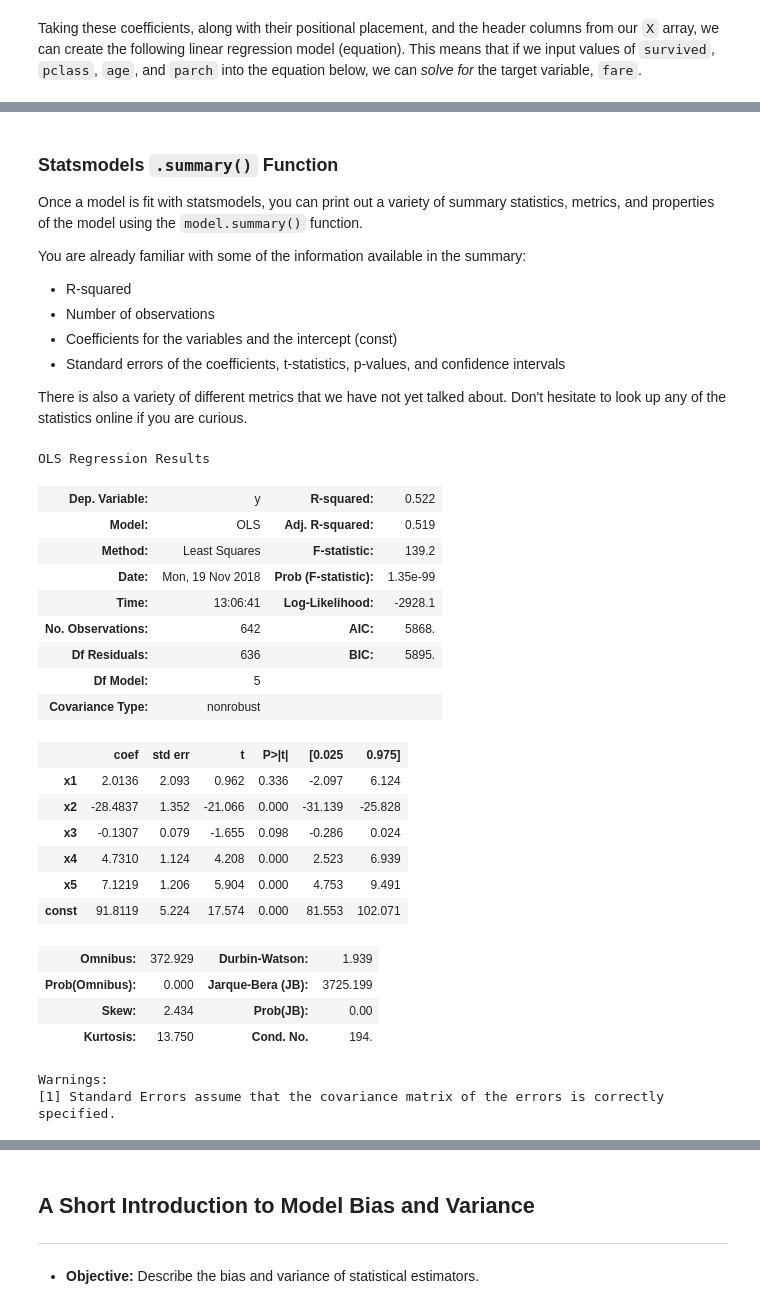
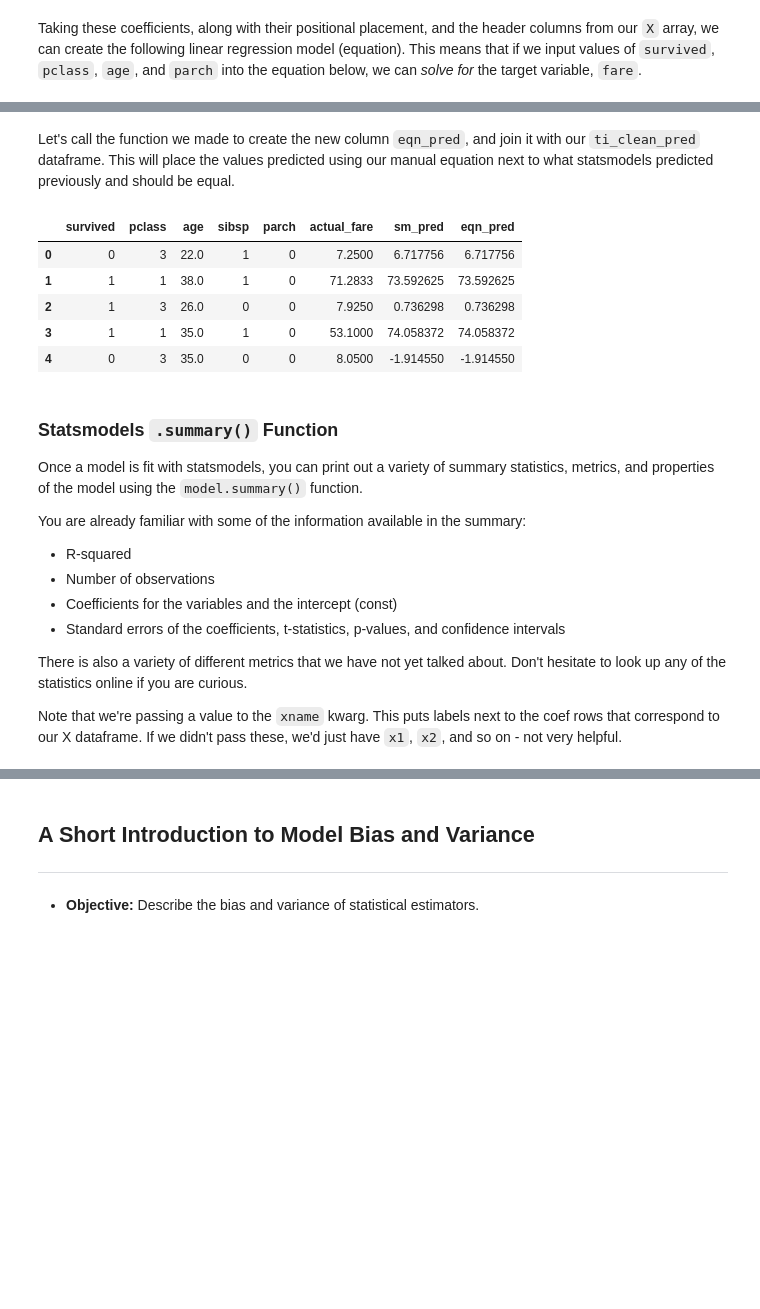
Before and after one commit to aidanconnolly/ga-ds829-statistics-in-python, a Jupyter notebook: solution-code/Statistics-Review-part-1-solution.ipynb, the cells around one changed output, grey strips where cells are left out. Drawn from its saved outputs; the diff is of its cells as text; code cells hidden in the pictures; blank space fills up the shorter version.

```diff
--- a/solution-code/Statistics-Review-part-1-solution.ipynb
+++ b/solution-code/Statistics-Review-part-1-solution.ipynb
@@ -624,0 +642,9 @@ We could take the above equation, feed in a range of values for each of the fact
+# %%
+ti_clean_pred = pd.merge(
+    ti_clean,
+    pd.DataFrame(model.get_prediction().predicted_mean, columns=['sm_pred']),
+    left_index=True,
+    right_index=True
+).rename({'fare': 'actual_fare'}, axis=1)
+
+ti_clean_pred.head()
@@ -625,3 +674,44 @@ We could take the above equation, feed in a range of values for each of the fact
+# %%
+def linear_eqn_predictor(p, d):
+    ''' Predicts fare based on the calculated
+    inear equation coefficients from statsmodels.
+
+    Parameters:
+    ==========
+    p : 1-D array (numpy or series) numeric values only, values
+        of coefficients of fit regression line / plane
+    d : 1-D array (numpy or series) numeric values only, values
+        of the factors to be used to make the prediction
+
+    Returns:
+    ========
+    float : predicted value of fare
+    '''
+    # Note #1: np.append(d,1) must be used to append 1 for the y-intercept term
+    # Note #2: we're using map() here to enumerate the terms of the coefficients
+    #  of the model as well as the factors. This allows us to have a variable
+    #  number of factors and coeffs and still use the same function! yay!
+    return sum(list(map(lambda x, y: x*y, p, np.append(d,1))))
+# %% [markdown]
+Let's call the function we made to create the new column `eqn_pred`, and join it with our `ti_clean_pred` dataframe. This will place the values predicted using our manual equation next to what statsmodels predicted previously and should be equal.
+# %%
+pd.merge(ti_clean_pred,
+         pd.DataFrame(
+             ti_clean_pred.apply(lambda x: linear_eqn_predictor(
+                 model.params,
+                 np.array([x['survived'], x['pclass'], x['age'], x['sibsp'], x['parch']])),
+                 axis=1),
+             columns = ['eqn_pred']
+         ),
+         left_index=True,
+         right_index=True).head()
+# %% [output]
+|  | survived | pclass | age | sibsp | parch | actual_fare | sm_pred | eqn_pred |
+| 0 | 0 | 3 | 22.0 | 1 | 0 | 7.2500 | 6.717756 | 6.717756 |
+| 1 | 1 | 1 | 38.0 | 1 | 0 | 71.2833 | 73.592625 | 73.592625 |
+| 2 | 1 | 3 | 26.0 | 0 | 0 | 7.9250 | 0.736298 | 0.736298 |
+| 3 | 1 | 1 | 35.0 | 1 | 0 | 53.1000 | 74.058372 | 74.058372 |
+| 4 | 0 | 3 | 35.0 | 0 | 0 | 8.0500 | -1.914550 | -1.914550 |
 # %% [markdown]
 <a id='statsmodels-summary'></a>
 
@@ -636,29 +726,5 @@ You are already familiar with some of the information available in the summary:
 - Standard errors of the coefficients, t-statistics, p-values, and confidence intervals
 
 There is also a variety of different metrics that we have not yet talked about. Don't hesitate to look up any of the statistics online if you are curious.
+
+Note that we're passing a value to the `xname` kwarg. This puts labels next to the coef rows that correspond to our X dataframe. If we didn't pass these, we'd just have `x1`, `x2`, and so on - not very helpful.
-# %%
-model.summary()
-# %% [output]
-OLS Regression Results
-| Dep. Variable: | y | R-squared: | 0.522 |
-| Model: | OLS | Adj. R-squared: | 0.519 |
-| Method: | Least Squares | F-statistic: | 139.2 |
-| Date: | Mon, 19 Nov 2018 | Prob (F-statistic): | 1.35e-99 |
-| Time: | 13:06:41 | Log-Likelihood: | -2928.1 |
-| No. Observations: | 642 | AIC: | 5868. |
-| Df Residuals: | 636 | BIC: | 5895. |
-| Df Model: | 5 |  |  |
-| Covariance Type: | nonrobust |  |  |
-|  | coef | std err | t | P>|t| | [0.025 | 0.975] |
-| x1 | 2.0136 | 2.093 | 0.962 | 0.336 | -2.097 | 6.124 |
-| x2 | -28.4837 | 1.352 | -21.066 | 0.000 | -31.139 | -25.828 |
-| x3 | -0.1307 | 0.079 | -1.655 | 0.098 | -0.286 | 0.024 |
-| x4 | 4.7310 | 1.124 | 4.208 | 0.000 | 2.523 | 6.939 |
-| x5 | 7.1219 | 1.206 | 5.904 | 0.000 | 4.753 | 9.491 |
-| const | 91.8119 | 5.224 | 17.574 | 0.000 | 81.553 | 102.071 |
-| Omnibus: | 372.929 | Durbin-Watson: | 1.939 |
-| Prob(Omnibus): | 0.000 | Jarque-Bera (JB): | 3725.199 |
-| Skew: | 2.434 | Prob(JB): | 0.00 |
-| Kurtosis: | 13.750 | Cond. No. | 194. |
-Warnings:
-[1] Standard Errors assume that the covariance matrix of the errors is correctly specified.
```
Also changed, not shown: parts of 19 cells of this notebook.
